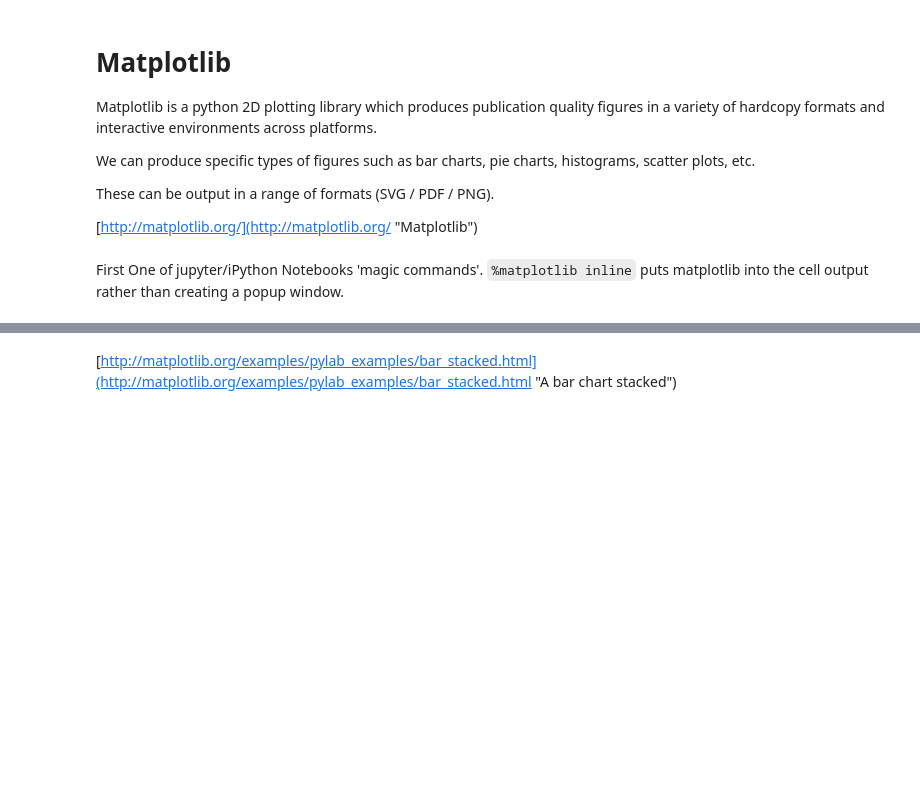
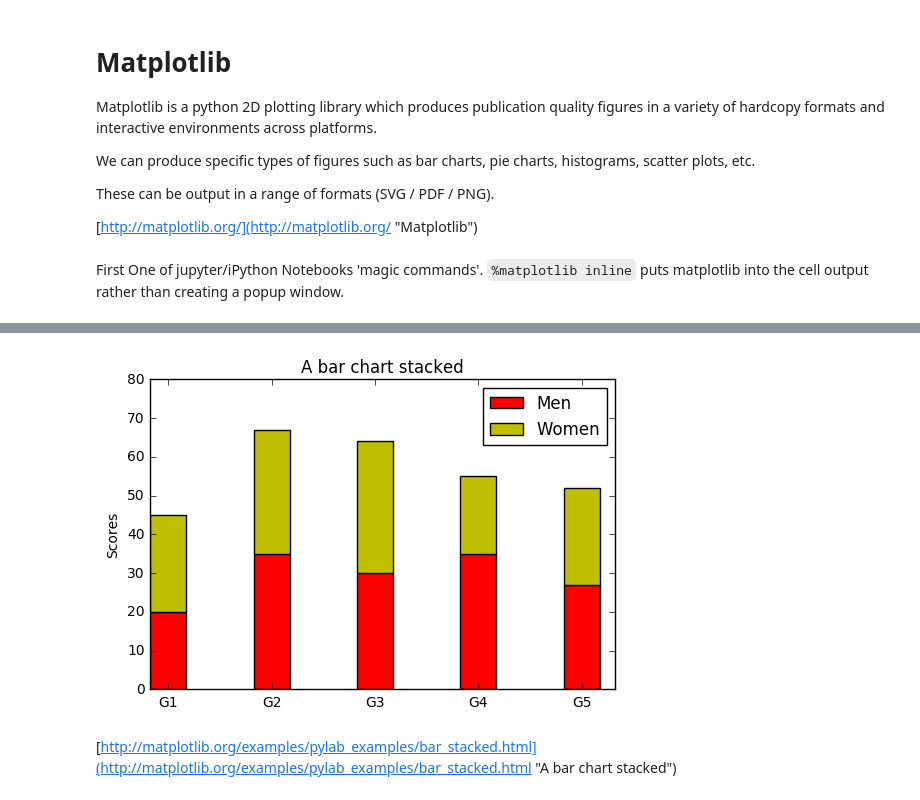
Before and after one commit to catalystcomputing/DSIoT-Python-sessions, a Jupyter notebook: Session5/code/08 Matplotlib.ipynb, the cells around one changed output, grey strips where cells are left out. Cells and saved outputs as stored; diff of their text form; code cells hidden in the pictures; blank space fills up the shorter version.

```diff
--- a/Session5/code/08 Matplotlib.ipynb
+++ b/Session5/code/08 Matplotlib.ipynb
@@ -33,25 +60,24 @@ plt.show()
 # %%
 # A bar chart stacked
 
 N = 5
 menMeans = (20, 35, 30, 35, 27)
 womenMeans = (25, 32, 34, 20, 25)
-menStd = (2, 3, 4, 1, 2)
-womenStd = (3, 5, 2, 3, 3)
 ind = np.arange(N)    # the x locations for the groups
 width = 0.35       # the width of the bars: can also be len(x) sequence
 
-p1 = plt.bar(ind, menMeans, width, color='r', yerr=menStd)
-p2 = plt.bar(ind, womenMeans, width, color='y',
-             bottom=menMeans, yerr=womenStd)
+p1 = plt.bar(ind, menMeans, width, color='r')
+p2 = plt.bar(ind, womenMeans, width, color='y', bottom=menMeans)
 
 plt.ylabel('Scores')
-plt.title('Scores by group and gender')
+plt.title('A bar chart stacked')
 plt.xticks(ind + width/2., ('G1', 'G2', 'G3', 'G4', 'G5'))
 plt.yticks(np.arange(0, 81, 10))
 plt.legend((p1[0], p2[0]), ('Men', 'Women'))
 
 plt.show()
+# %% [output]
+[figure, added]
 # %% [markdown]
 [http://matplotlib.org/examples/pylab_examples/bar_stacked.html](http://matplotlib.org/examples/pylab_examples/bar_stacked.html "A bar chart stacked")
 # %%
```
Also changed, not shown: parts of 6 cells of this notebook, 7 other files.
